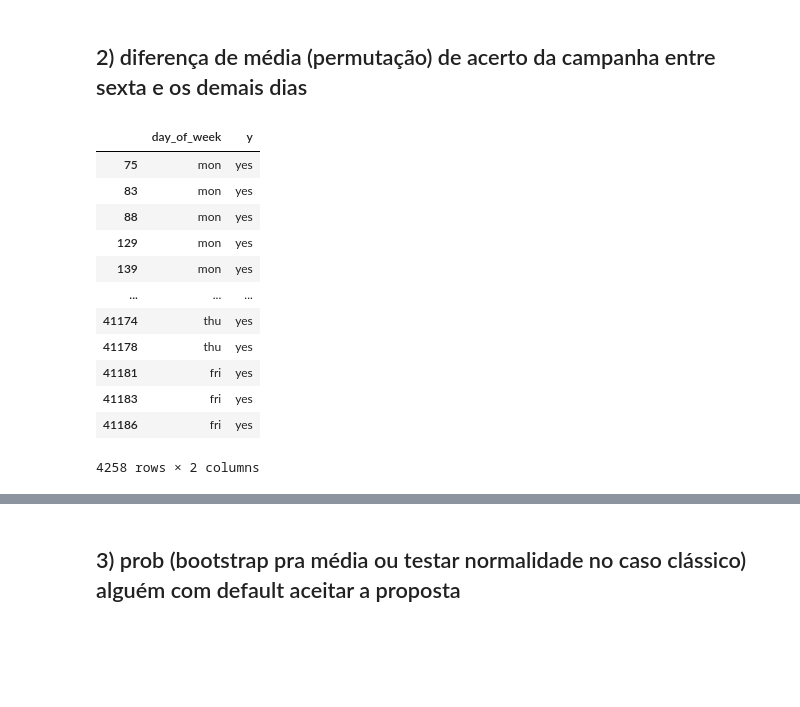
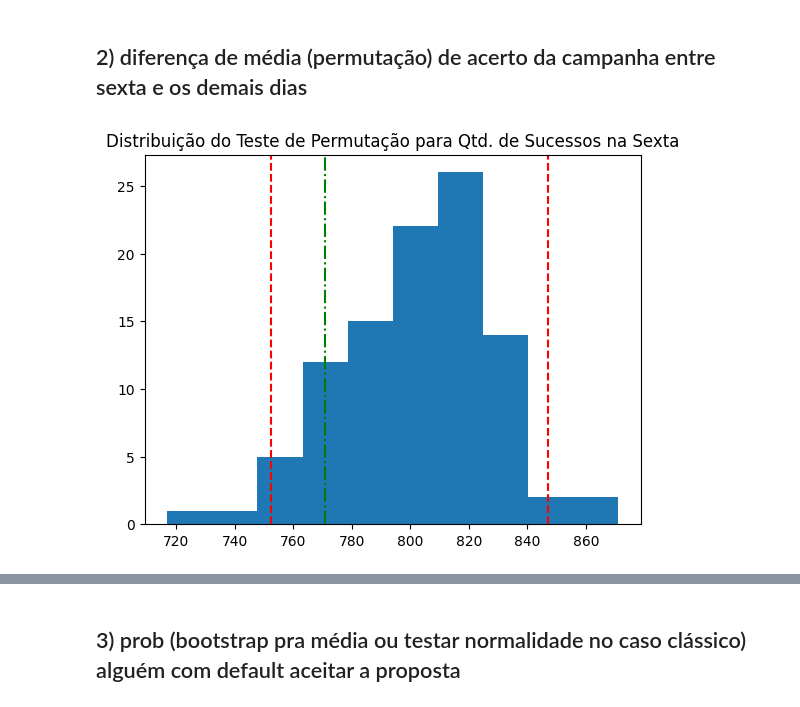
Before and after one commit to bruno-marcelino10/projeto-icd-ufmg, a Jupyter notebook: notebook/EDA.ipynb, the cells around one changed output, grey strips where cells are left out. Drawn from its saved outputs; the diff is of its cells as text; code cells hidden in the pictures; blank space fills up the shorter version.

Commit message:
Cria teste de permutação para um único dia.

```diff
--- a/notebook/EDA.ipynb
+++ b/notebook/EDA.ipynb
@@ -280,30 +278,28 @@ IC para média entre casados e solteiros: (0.0474, 0.0791)
 ## 2) diferença de média (permutação) de acerto da campanha entre sexta e os demais dias
 # %%
 def permutation_test(data, test_value, n_cases=100):
-    means = []
-    data[data.iloc[:,0] == test_value]
-    #filtrar pelo y == yes? quando permutar, o que acontece?
-    for i in n_cases:
-        sample = data.iloc[:,0].copy()
-        np.random.shuffle(sample)
-        means.append(np.mean(sample))
-    IS = np.percentile(means, 97.5)
-    II = np.percentile(means, 2.5)
-    return II,IS
+    qt = []
+    for i in range(n_cases):
+        sample = data['day_of_week'].sample(frac=1,ignore_index=True,random_state = 42)
+        data.iloc[:,0] = sample
+        stat = data[(data['day_of_week'] == test_value) & (data['y'] == 'yes')]
+        qt.append(len(stat))
+    IS = np.percentile(qt, 97.5)
+    II = np.percentile(qt, 2.5)
+    return qt,II,IS
 # %%
 tmp_per = df[['day_of_week','y']].copy()
-tmp_per = tmp_per[tmp_per['y'] == 'yes']
+days = ['mon','tue','wed','thu','fri']
+obs = len(tmp_per[(tmp_per['day_of_week']== 'fri') & (tmp_per['y']== 'yes')])
+
+q, i, s = permutation_test(tmp_per.copy(), 'fri')
-# %% [output]
-|  | day_of_week | y |
-| 75 | mon | yes |
-| 83 | mon | yes |
-| 88 | mon | yes |
-| 129 | mon | yes |
-| 139 | mon | yes |
-| ... | ... | ... |
-| 41174 | thu | yes |
-| 41178 | thu | yes |
-| 41181 | fri | yes |
-| 41183 | fri | yes |
-| 41186 | fri | yes |
-4258 rows × 2 columns
+# %%
+#ax, fig = plt.subplot(2,3)
+plt.title('Distribuição do Teste de Permutação para Qtd. de Sucessos na Sexta')
+plt.axvline(i,color='r',linestyle='--',label='df')
+plt.axvline(s,color='r',linestyle='--')
+plt.axvline(obs,color='g',linestyle='dashdot')
+plt.hist(q)
+plt.show()
+# %% [output]
+[figure, added]
```
Also changed, not shown: parts of 6 cells of this notebook.
